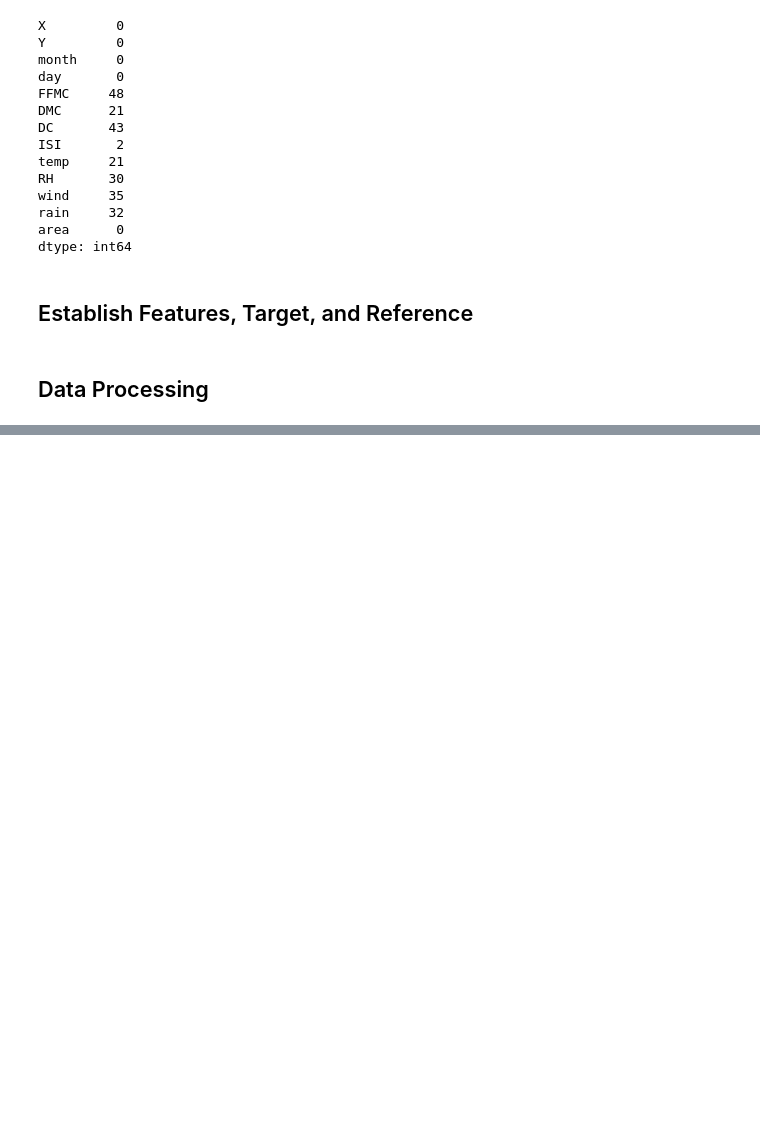
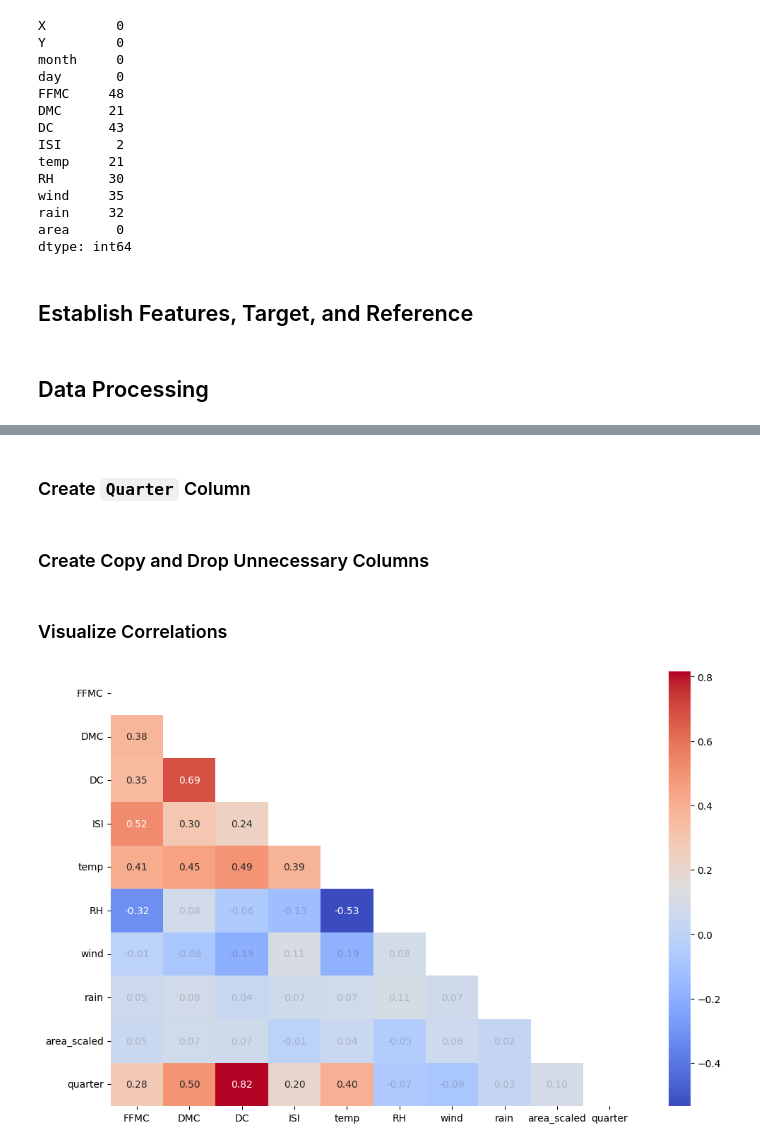
Before and after one commit to jastro-dev/dq-ds-07-forest-fires-optimizing-model-prediction, a Jupyter notebook: main_notebook.ipynb, the cells around one changed output, grey strips where cells are left out. Saved outputs shown, nothing was run; the diff lists cells and outputs as text; code cells hidden in the pictures; blank space fills up the shorter version.

```diff
--- a/main_notebook.ipynb
+++ b/main_notebook.ipynb
@@ -99,0 +158,36 @@ model = LinearRegression()
+# %% [markdown]
+### Create `Quarter` Column
+# %%
+def map_quarter(row):
+    if row['month'] in ['jan', 'feb', 'mar']:
+        return 1
+    elif row['month'] in ['apr', 'may', 'jun']:
+        return 2
+    elif row['month'] in ['jul', 'aug', 'sep']:
+        return 3
+    elif row['month'] in ['oct', 'nov', 'dec']:
+        return 4
+
+
+fires['quarter'] = fires.apply(map_quarter, axis=1)
+# %% [markdown]
+### Create Copy and Drop Unnecessary Columns
+# %%
+fires_copy = fires.copy()
+
+fires_copy.drop(columns=['month', 'day', 'area', 'X', 'Y'], inplace=True)
+# %% [markdown]
+### Visualize Correlations
+# %%
+plt.figure(figsize=(12, 8))
+
+ax = sns.heatmap(
+    fires_copy.corr(), mask=np.triu(np.ones_like(fires_copy.corr(), dtype=bool)), annot=True, cmap='coolwarm', fmt='.2f'
+)
+
+for text in ax.texts:
+    t = float(text.get_text())
+    if -0.2 < t < 0.2:
+        text.set_alpha(0.2)
+# %% [output]
+[figure, added]
```
Also changed, not shown: parts of 51 cells of this notebook.
